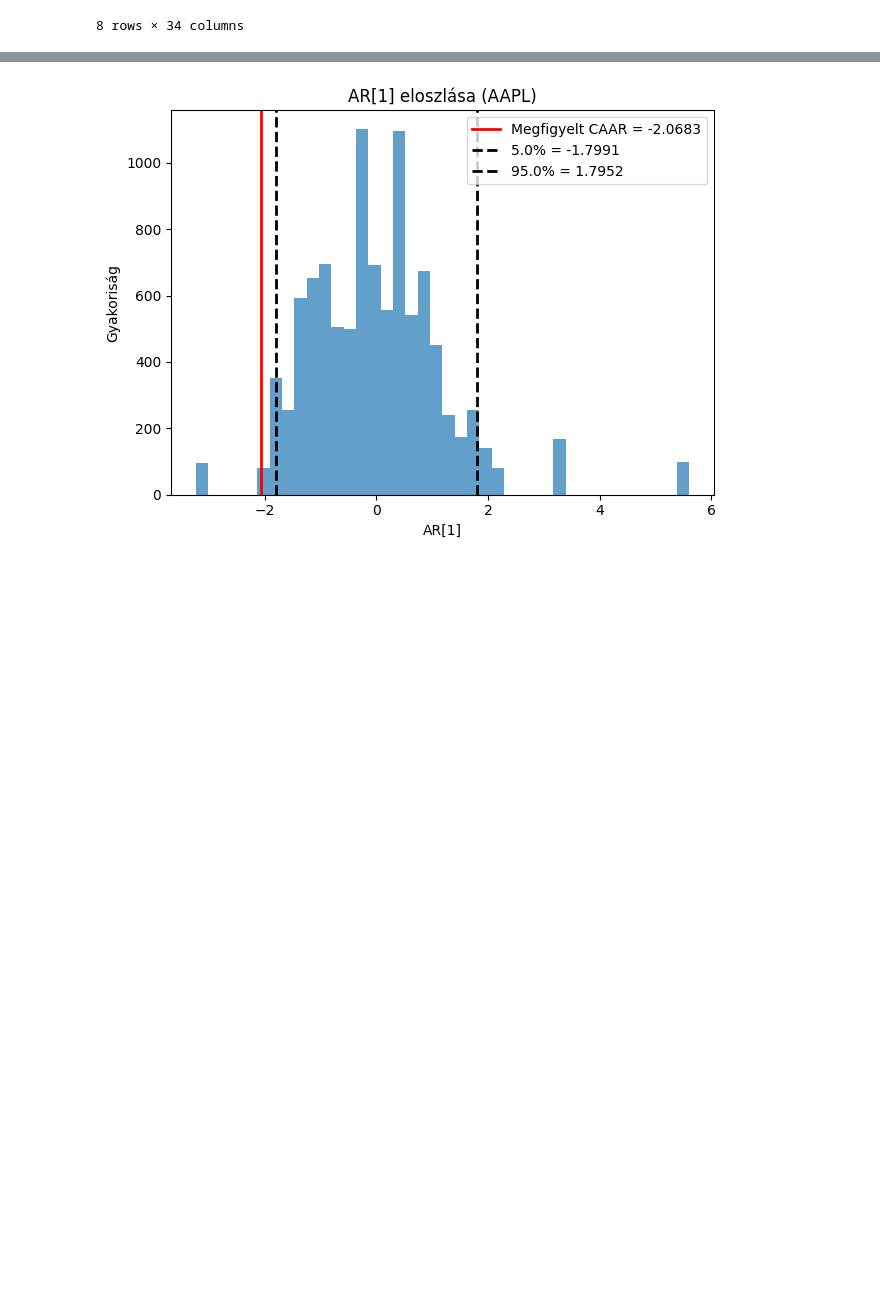
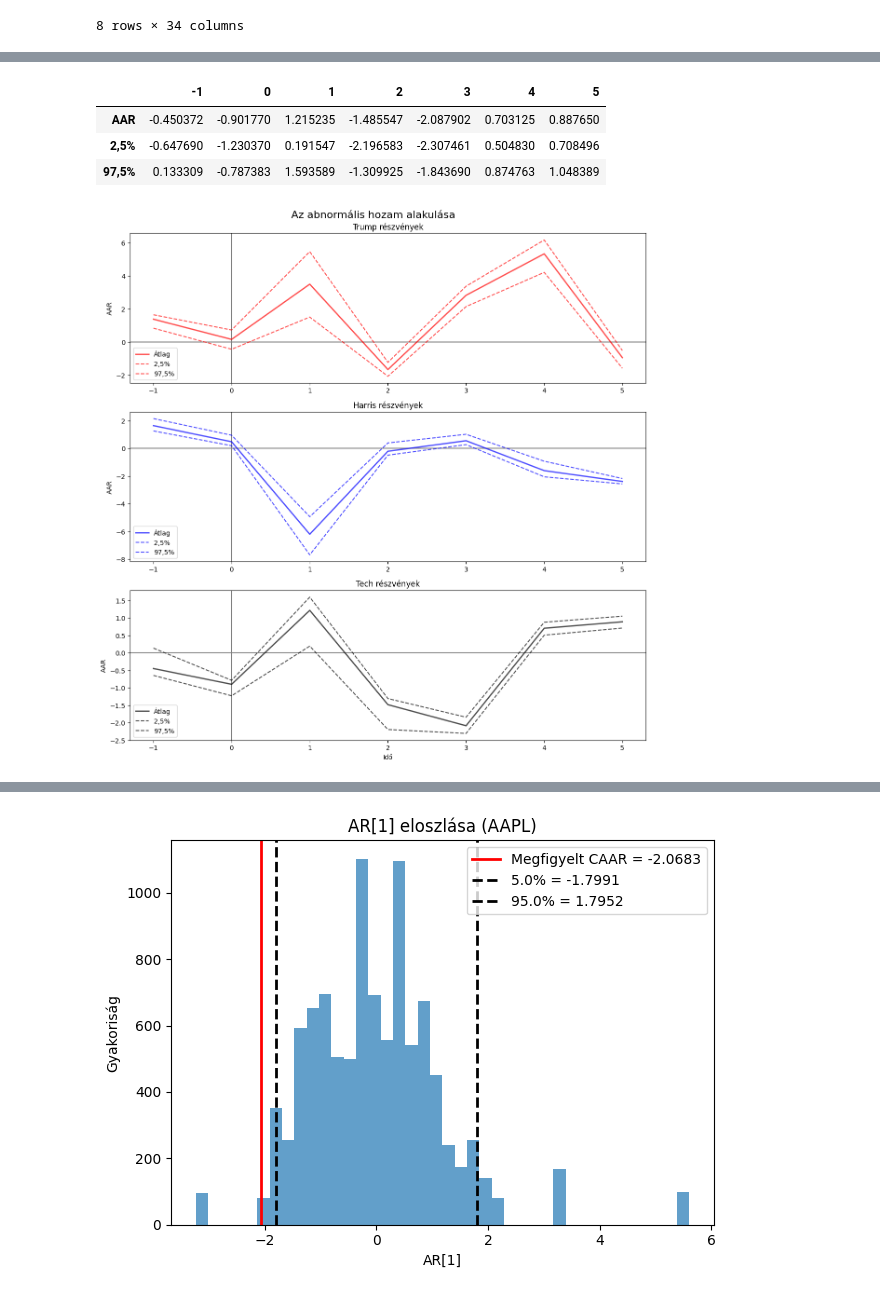
Before and after one commit to orsimarcell/Trump-effect-on-US-stocks, a Jupyter notebook: event_study.ipynb, the cells around one changed output, grey strips where cells are left out. Cells and saved outputs as stored; diff of their text form; code cells hidden in the pictures; blank space fills up the shorter version.

```diff
--- a/event_study.ipynb
+++ b/event_study.ipynb
@@ -267,0 +319,72 @@ sign_AAR_stocks_tech=(pval_AAR_stocks_tech<0.05).sum(axis=1)/pval_AAR_stocks_tec
+# %%
+AAR_trump_output_dict={
+    "AAR":AAR_output.loc["Trump részvények",-1:5],
+    "2,5%":AAR_trump_p025,
+    "97,5%":AAR_trump_p975
+}
+AAR_trump_output=pd.DataFrame(AAR_trump_output_dict.values(),index=AAR_trump_output_dict.keys(),columns=AAR_stocks_trump.index[1:])
+AAR_trump_output.to_excel("Tables/AAR_trump.xlsx",sheet_name="AAR_trump")
+AAR_trump_output.head()
+
+AAR_harris_output_dict={
+    "AAR":AAR_output.loc["Harris részvények",-1:5],
+    "2,5%":AAR_harris_p025,
+    "97,5%":AAR_harris_p975
+}
+AAR_harris_output=pd.DataFrame(AAR_harris_output_dict.values(),index=AAR_harris_output_dict.keys(),columns=AAR_stocks_harris.index[1:])
+AAR_harris_output.to_excel("Tables/AAR_harris.xlsx",sheet_name="AAR_harris")
+AAR_harris_output.head()
+
+AAR_tech_output_dict={
+    "AAR":AAR_output.loc["Tech részvények",-1:5],
+    "2,5%":AAR_tech_p025,
+    "97,5%":AAR_tech_p975
+}
+AAR_tech_output=pd.DataFrame(AAR_tech_output_dict.values(),index=AAR_tech_output_dict.keys(),columns=AAR_stocks_tech.index[1:])
+AAR_tech_output.to_excel("Tables/AAR_tech.xlsx",sheet_name="AAR_tech")
+AAR_tech_output.head()
+# %% [output]
+|  | -1 | 0 | 1 | 2 | 3 | 4 | 5 |
+| AAR | -0.450372 | -0.901770 | 1.215235 | -1.485547 | -2.087902 | 0.703125 | 0.887650 |
+| 2,5% | -0.647690 | -1.230370 | 0.191547 | -2.196583 | -2.307461 | 0.504830 | 0.708496 |
+| 97,5% | 0.133309 | -0.787383 | 1.593589 | -1.309925 | -1.843690 | 0.874763 | 1.048389 |
+# %%
+# Plot series
+fig,ax=plt.subplots(nrows=3,ncols=1,figsize=(12,12))
+
+ax[0].axhline(0,color="gray")
+ax[0].axvline(0,color="gray")
+ax[0].plot(AAR_output.loc["Trump részvények",-1:5],color="red",alpha=0.7,linewidth=2,label="Átlag")
+ax[0].plot(AAR_trump_p025,color="red",alpha=0.7,linestyle="--",label="2,5%")
+ax[0].plot(AAR_trump_p975,color="red",alpha=0.7,linestyle="--",label="97,5%")
+ax[0].set_title("Trump részvények")
+ax[0].set_ylabel("AAR")
+ax[0].legend(loc="lower left")
+
+ax[1].axhline(0,color="gray")
+ax[1].axvline(0,color="gray")
+ax[1].plot(AAR_output.loc["Harris részvények",-1:5],color="blue",alpha=0.7,linewidth=2,label="Átlag")
+ax[1].plot(AAR_harris_p025,color="blue",alpha=0.7,linestyle="--",label="2,5%")
+ax[1].plot(AAR_harris_p975,color="blue",alpha=0.7,linestyle="--",label="97,5%")
+ax[1].set_title("Harris részvények")
+ax[1].set_ylabel("AAR")
+ax[1].legend(loc="lower left")
+
+ax[2].axhline(0,color="gray")
+ax[2].axvline(0,color="gray")
+ax[2].plot(AAR_output.loc["Tech részvények",-1:5],color="black",alpha=0.7,linewidth=2,label="Átlag")
+ax[2].plot(AAR_tech_p025,color="black",alpha=0.7,linestyle="--",label="2,5%")
+ax[2].plot(AAR_tech_p975,color="black",alpha=0.7,linestyle="--",label="97,5%")
+ax[2].set_title("Tech részvények")
+ax[2].set_ylabel("AAR")
+ax[2].legend(loc="lower left")
+
+fig.suptitle("Az abnormális hozam alakulása",size=16)
+plt.tight_layout()
+
+plt.xlabel("Idő")
+
+plt.savefig("Plots/AAR.svg")
+plt.show()
+# %% [output]
+[figure, added]
```
Also changed, not shown: parts of 14 cells of this notebook.
